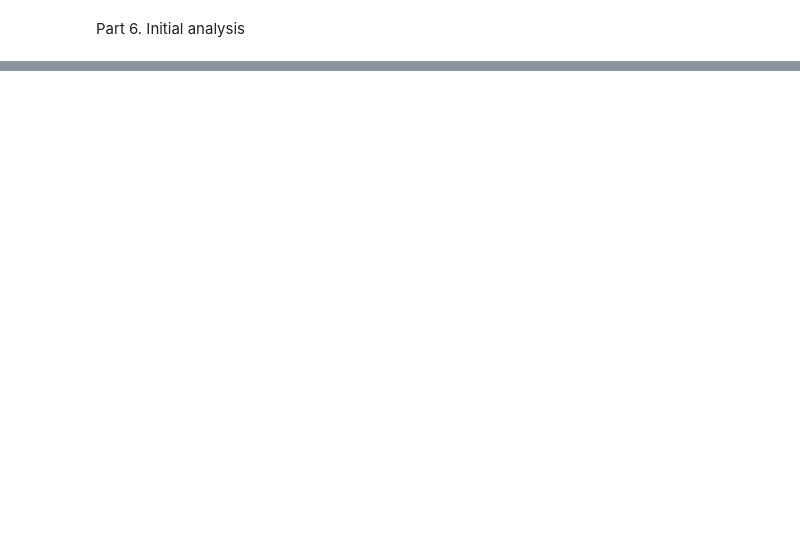
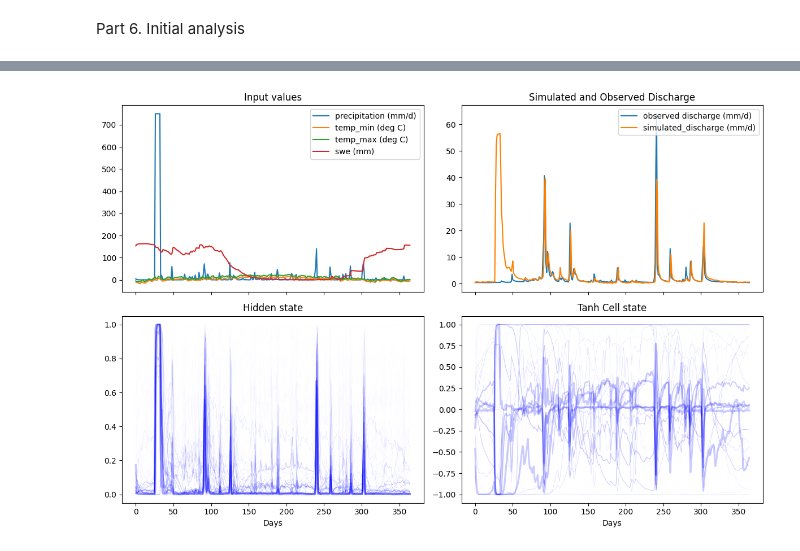
Before and after one commit to sanikabaste/Hy2DL, a Jupyter notebook: Hy2DL/experiments/LSTM_CAMELS_CH_lstmcell_tanh.ipynb, the cells around one changed output, grey strips where cells are left out. Saved outputs shown, nothing was run; the diff lists cells and outputs as text; code cells hidden in the pictures; blank space fills up the shorter version.

```diff
--- a/Hy2DL/experiments/LSTM_CAMELS_CH_lstmcell_tanh.ipynb
+++ b/Hy2DL/experiments/LSTM_CAMELS_CH_lstmcell_tanh.ipynb
@@ -633,3 +661,67 @@ plt.show()
+# %%
+inspectmodel_states = inspect_results_states[basin_to_analyze]
+weights_linear, _ = lstm_model.linear.state_dict().items()
+dataset_to_analyze = testing_dataset[basin_to_analyze]
+
+f, ax = plt.subplots(2, 2, figsize=(12, 8), sharex=True)
+idx = 850
+sl = model_hyper_parameters["seq_length"]
+
+# observed input feature values
+ax[0,0].set_title('Input values')
+x_d_ = dataset_to_analyze.sequence_data[basin_to_analyze]['x_d'][:, 0:5]*dataset_to_analyze.scaler['x_d_std']+dataset_to_analyze.scaler['x_d_mean']
+ax[0,0].plot(x_d_[idx:idx+sl, 0], label='precipitation (mm/d)')
+ax[0,0].plot(x_d_[idx:idx+sl, 1], label='temp_min (deg C)')
+ax[0,0].plot(x_d_[idx:idx+sl, 2], label='temp_max (deg C)')
+# ax[0,0].plot(x_d_[idx:idx+sl, 3], label='sun_dur')
+ax[0,0].plot(x_d_[idx:idx+sl, 4], label='swe (mm)')
+ax[0,0].legend()
+
+ax[0,1].set_title('Simulated and Observed Discharge')
+y_obs = dataset_to_analyze.sequence_data[basin_to_analyze]['y_obs'][:]
+ax[0,1].plot(y_obs[idx:idx+sl], label='observed discharge (mm/d)', color=color_palette["observed"])
+ax[0,1].plot(inspectmodel_states[0]['y_hat'][idx-sl:idx, :].numpy(), label='simulated_discharge (mm/d)', color=color_palette["simulated"])
+ax[0,1].legend()
+
+ax[1,0].set_title('Hidden state')
+for l in range(inspectmodel_states[0]['h_n'].shape[2]):
+    ax[1,0].plot(abs(inspectmodel_states[0]['h_n'][idx, :, l]).numpy(), color='blue', alpha=0.2, linewidth=abs(weights_linear[1][0][l].cpu().numpy()))
+ax[1,0].set_xlabel('Days')
+
+ax[1,1].set_title('Tanh Cell state')
+for l in range(inspectmodel_states[0]['h_n'].shape[2]):
+    ax[1,1].plot((np.tanh(inspectmodel_states[0]['c_n'][idx, :, l].numpy())), color='blue', alpha=0.2, linewidth=abs(weights_linear[1][0][l].cpu().numpy()))
+ax[1,1].set_xlabel('Days')
+
+# ax[2,0].set_title('Difference Tanh Cell state')
+# ax[2,0].plot(np.diff(np.tanh(inspectmodel_states[0]['c_n'][idx, :, :].numpy())))
+# # ax[2,1].set_xlim([22, 35])
+
+# ax[2,1].set_title('Cell state')
+# for l in range(inspectmodel_states[0]['h_n'].shape[2]):
+#     ax[2,1].plot(inspectmodel_states[0]['c_n'][idx, :, l].numpy(), linewidth=abs(weights_linear[1][0][l].cpu().numpy()))
+# # ax[2,1].set_ylim([-10, 10])
+
+# ax[3,0].set_title('Output gate')
+# for l in range(inspectmodel_states[0]['h_n'].shape[2]):
+#     ax[3,0].plot(torch.sigmoid(inspectmodel_states[0]['o'][idx, :, l]).numpy(), linewidth=abs(weights_linear[1][0][l].cpu().numpy()))
+
+# ax[3,1].set_title('Forget gate')
+# for l in range(inspectmodel_states[0]['h_n'].shape[2]):
+#     ax[3,1].plot(torch.sigmoid(inspectmodel_states[0]['f'][idx, :, l]).numpy(), linewidth=abs(weights_linear[1][0][l].cpu().numpy()))
+
+# ax[4,0].set_title('Input gate')
+# for l in range(inspectmodel_states[0]['h_n'].shape[2]):
+#     ax[4,0].plot(torch.sigmoid(inspectmodel_states[0]['i'][idx, :, l]).numpy(), linewidth=abs(weights_linear[1][0][l].cpu().numpy()))
+
+# ax[4,1].set_title('Cell input activation')
+# for l in range(inspectmodel_states[0]['h_n'].shape[2]):
+#     ax[4,1].plot(torch.tanh(inspectmodel_states[0]['g'][idx, :, l]).numpy(), linewidth=abs(weights_linear[1][0][l].cpu().numpy()))
+
+plt.tight_layout()
+plt.savefig(path_save_folder+'/LSTM_saturation.png', bbox_inches='tight', pad_inches=0.2)
+# %% [output]
+[figure, added]
 # %%
 inspectmodel_states = inspect_results_states[basin_to_analyze]
 weights_linear, _ = lstm_model.linear.state_dict().items()
```
Also changed, not shown: parts of 13 cells of this notebook, 6 other files.
